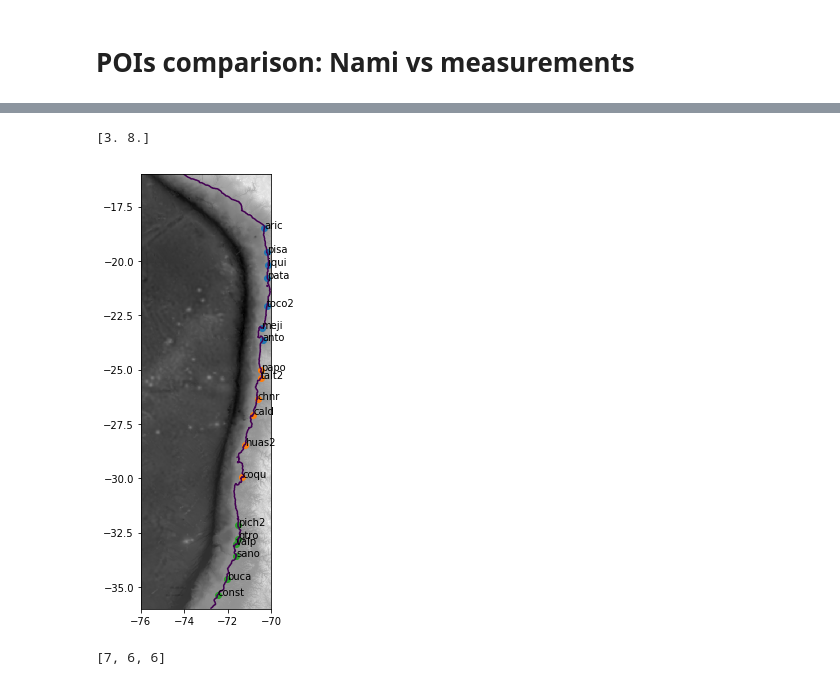
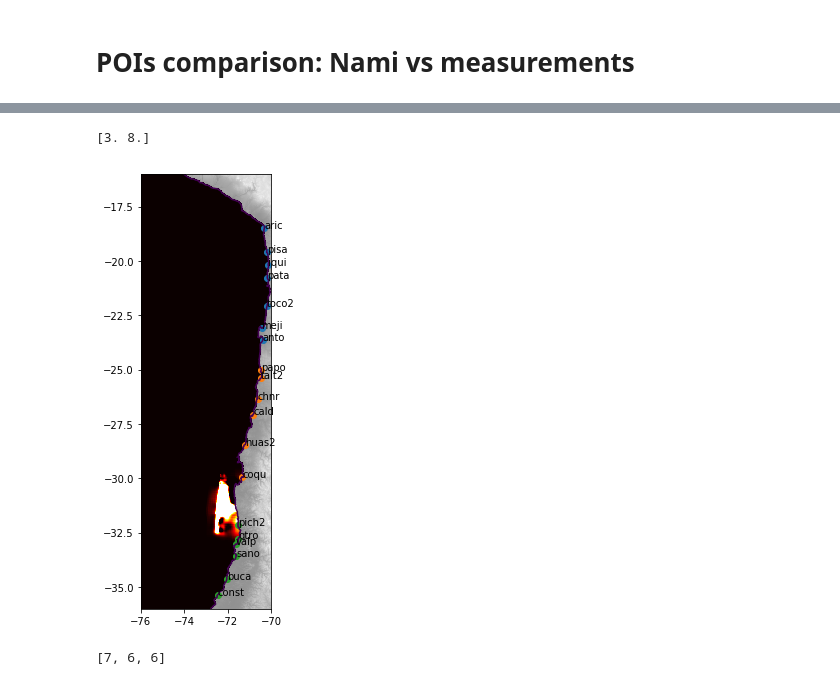
Before and after one commit to jgalazm/Nami, a Jupyter notebook: validation/06_illapel2015/comparison/pois.ipynb, the cells around one changed output, grey strips where cells are left out. Cells and saved outputs as stored; diff of their text form; code cells hidden in the pictures.

Commit message:
update plots, #4

```diff
--- a/validation/06_illapel2015/comparison/pois.ipynb
+++ b/validation/06_illapel2015/comparison/pois.ipynb
@@ -24,30 +24,35 @@ tseries
 groups = [['aric', 'pisa', 'iqui', 'pata', 'toco2', 'meji', 'anto'],
           ['papo', 'talt2', 'chnr', 'cald', 'huas2', 'coqu'],
           ['pich2', 'qtro', 'valp', 'sano', 'buca', 'const']]
+# %%
+x0 = -76
+x1 = -70
+y0 = -36
+y1 = -16
+
+bathymetry = np.fromfile('../data/bathymetry',dtype='float64')[2:].reshape((1200,360))
+h0 = np.loadtxt('tlab2D (27)',delimiter=',',skiprows=1).reshape((1200,360))
+
+x = np.linspace(x0,x1, bathymetry.shape[1])
+y = np.linspace(y0,y1, bathymetry.shape[0])
+x, y = np.meshgrid(x, y)
 # %%
-x0 = -76
-x1 = -70
-y0 = -36
-y1 = -16
+plt.pcolormesh(x,y,bathymetry,cmap = plt.cm.gray_r)
+plt.pcolormesh(x,y,np.ma.masked_array(h0, bathymetry<0), vmax=0.2, vmin=0.0, cmap = plt.cm.hot)
 
-bathymetry = np.fromfile('../data/bathymetry',dtype='float64')[2:].reshape((1200,360))
-x = np.linspace(x0,x1, bathymetry.shape[1])
-y = np.linspace(y0,y1, bathymetry.shape[0])
-x, y = np.meshgrid(x, y)
-plt.pcolormesh(x,y,bathymetry,cmap = plt.cm.gray_r)
 plt.contour(x,y,bathymetry,[0.0])
 for i in range(3):
     points = np.array([tseries[column]['location'] for column in groups[i]])
     plt.scatter(points[:,0],points[:,1])
 
 for column in tseries.columns:
     plt.text(tseries[column]['location'][0],tseries[column]['location'][1],column)
 plt.gca().set_aspect(1)
 plt.gcf().set_size_inches((3,8))
 print(plt.gcf().get_size_inches())
 # %% [output]
 [3. 8.]
-[figure, old version]
+[figure, new version]
 # %%
 print([len(group) for group in groups])
 # %% [output]
```
Also changed, not shown: parts of 4 cells of this notebook, 3 other files.
